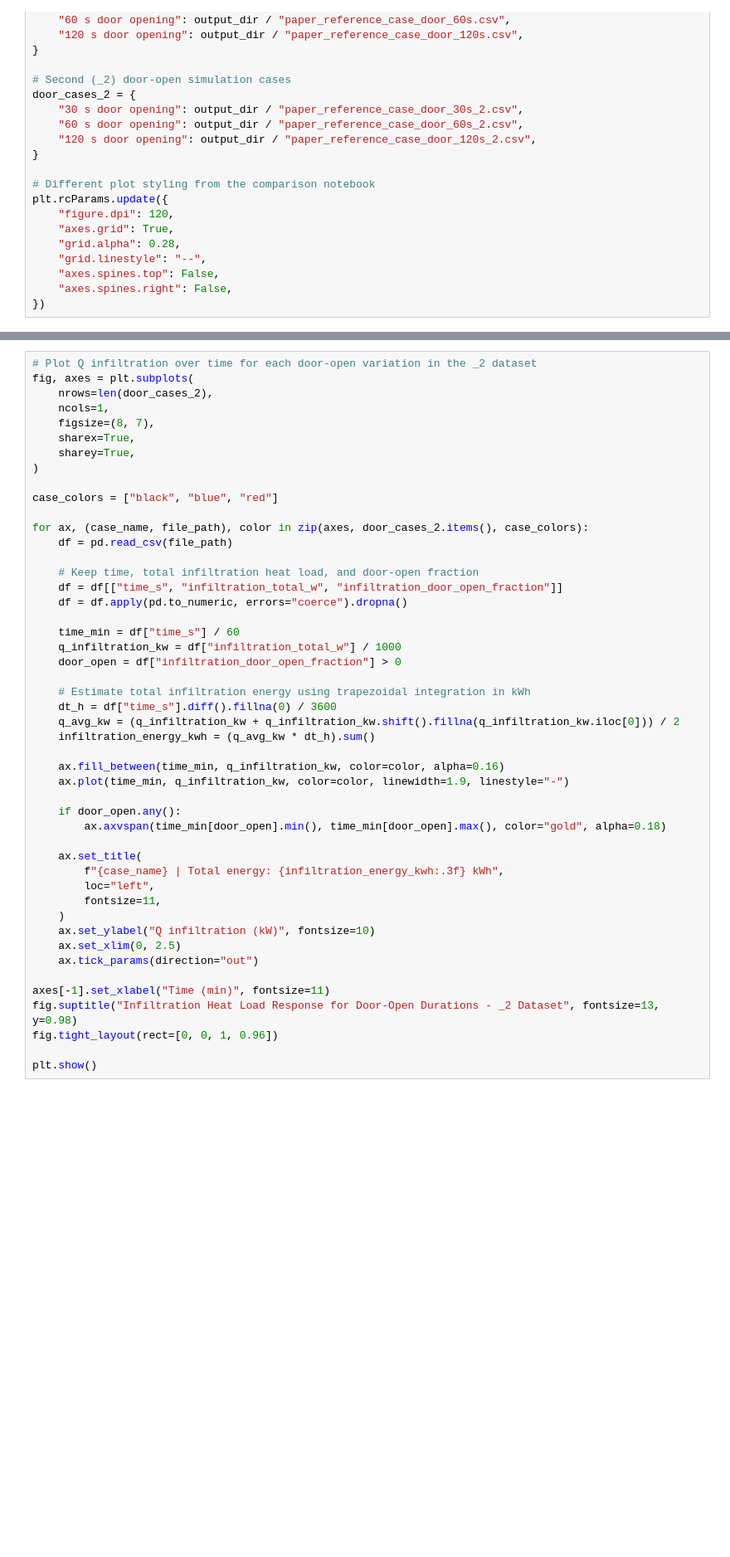
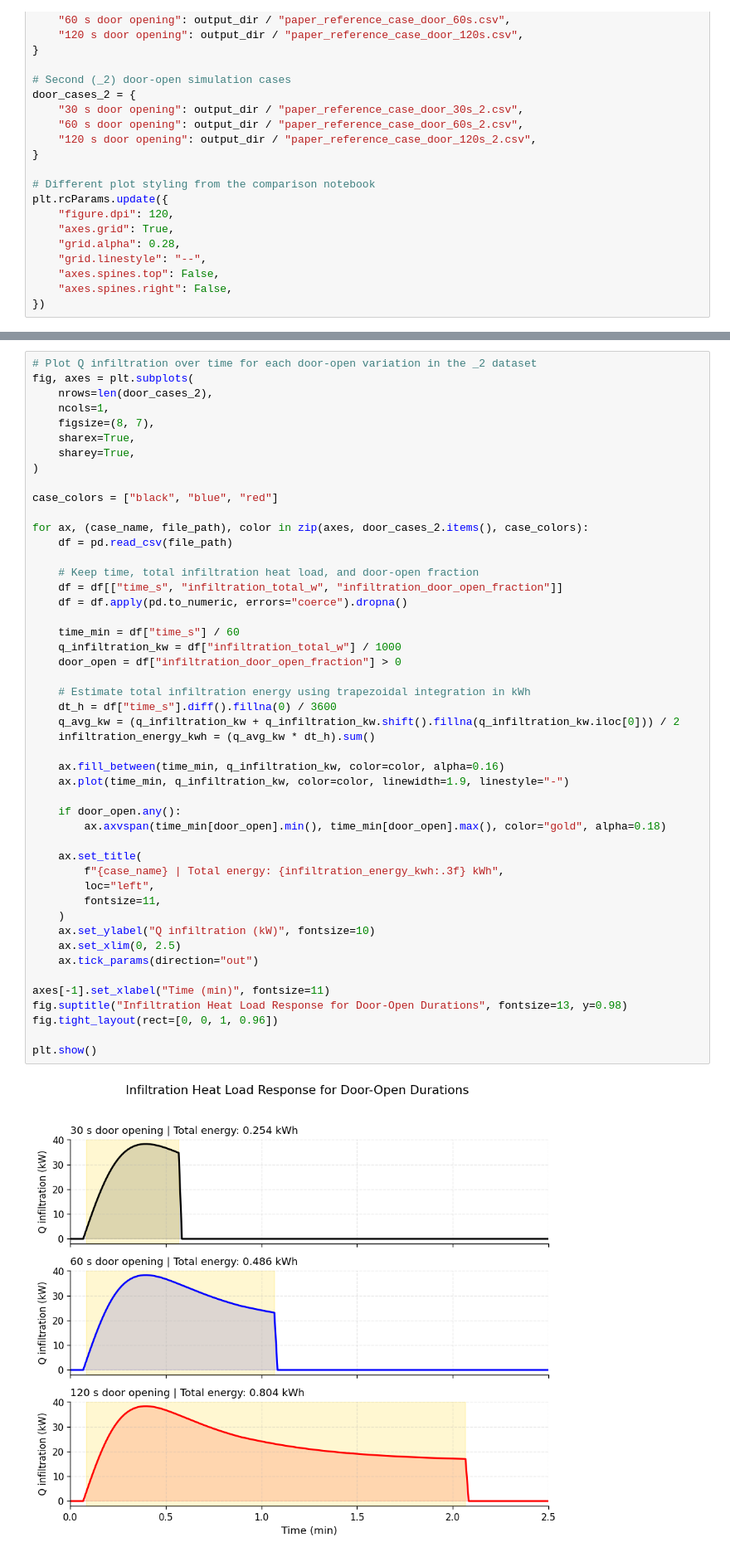
Before and after one commit to adlanfaras/Cascade_VC-AC_Dynamic, a Jupyter notebook: visualization/q_infiltration_variations.ipynb, the cells around one changed output, grey strips where cells are left out. Shown at 83% size. Saved outputs shown, nothing was run; the diff lists cells and outputs as text; blank space fills up the shorter version.

```diff
--- a/visualization/q_infiltration_variations.ipynb
+++ b/visualization/q_infiltration_variations.ipynb
@@ -107,31 +109,33 @@ for ax, (case_name, file_path), color in zip(axes, door_cases_2.items(), case_co
     df = df.apply(pd.to_numeric, errors="coerce").dropna()
 
     time_min = df["time_s"] / 60
     q_infiltration_kw = df["infiltration_total_w"] / 1000
     door_open = df["infiltration_door_open_fraction"] > 0
 
     # Estimate total infiltration energy using trapezoidal integration in kWh
     dt_h = df["time_s"].diff().fillna(0) / 3600
     q_avg_kw = (q_infiltration_kw + q_infiltration_kw.shift().fillna(q_infiltration_kw.iloc[0])) / 2
     infiltration_energy_kwh = (q_avg_kw * dt_h).sum()
 
     ax.fill_between(time_min, q_infiltration_kw, color=color, alpha=0.16)
     ax.plot(time_min, q_infiltration_kw, color=color, linewidth=1.9, linestyle="-")
 
     if door_open.any():
         ax.axvspan(time_min[door_open].min(), time_min[door_open].max(), color="gold", alpha=0.18)
 
     ax.set_title(
         f"{case_name} | Total energy: {infiltration_energy_kwh:.3f} kWh",
         loc="left",
         fontsize=11,
     )
     ax.set_ylabel("Q infiltration (kW)", fontsize=10)
     ax.set_xlim(0, 2.5)
     ax.tick_params(direction="out")
 
 axes[-1].set_xlabel("Time (min)", fontsize=11)
-fig.suptitle("Infiltration Heat Load Response for Door-Open Durations - _2 Dataset", fontsize=13, y=0.98)
+fig.suptitle("Infiltration Heat Load Response for Door-Open Durations", fontsize=13, y=0.98)
 fig.tight_layout(rect=[0, 0, 1, 0.96])
 
 plt.show()
+# %% [output]
+[figure, added]
```
Also changed, not shown: parts of 1 cell of this notebook, 12 other files.
